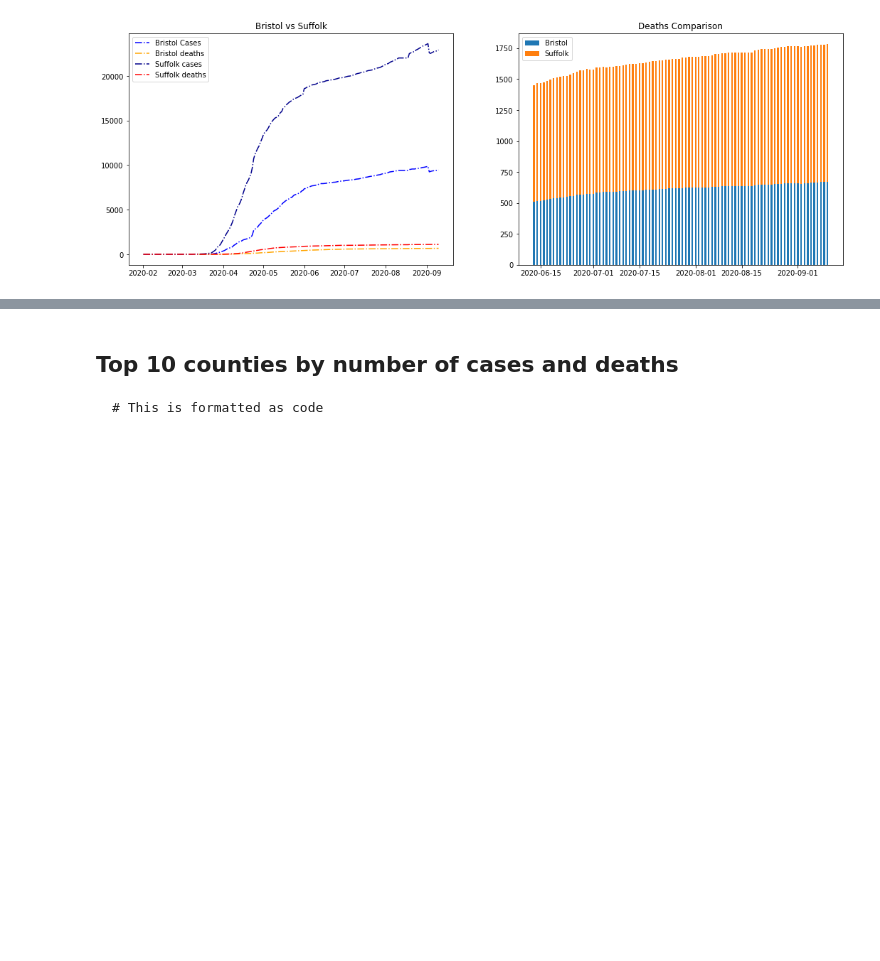
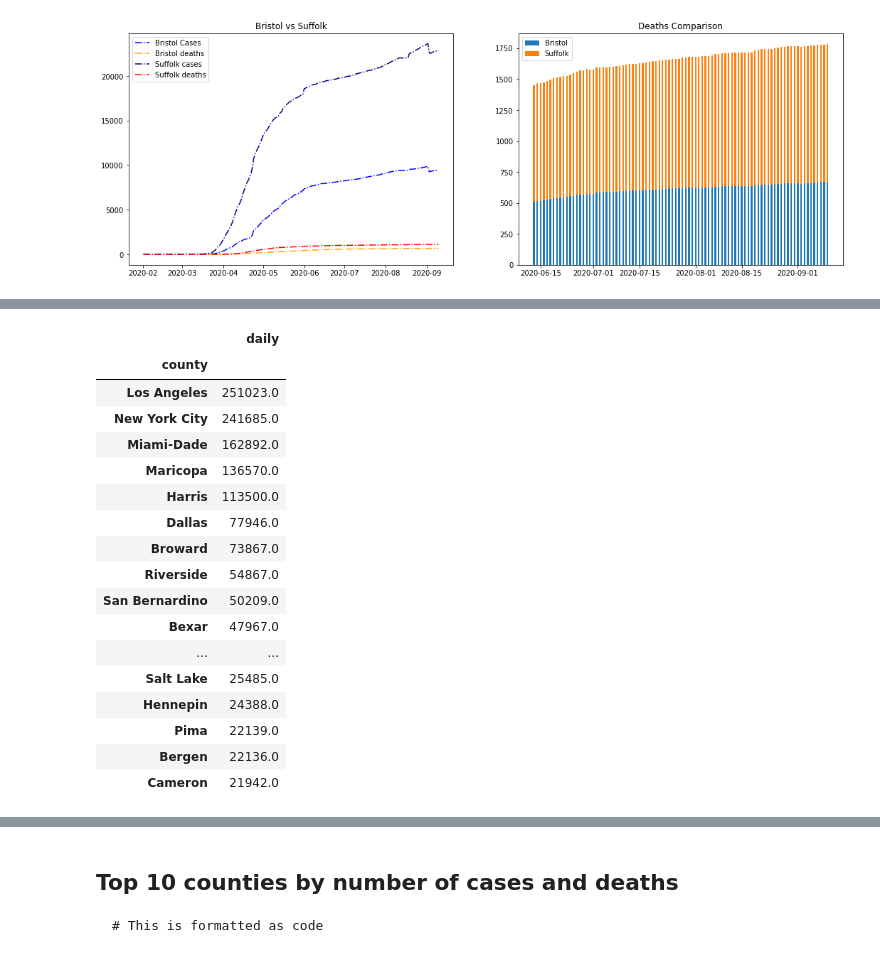
Before and after one commit to ANDOOR/DataVizFall2020_Colab, a Jupyter notebook: Class_Activity_Lec03.ipynb, the cells around one changed output, grey strips where cells are left out. Drawn from its saved outputs; the diff is of its cells as text; code cells hidden in the pictures; blank space fills up the shorter version.

```diff
--- a/Class_Activity_Lec03.ipynb
+++ b/Class_Activity_Lec03.ipynb
@@ -135,0 +146,24 @@ ADD CODE HERE - (4)
+# %%
+
+
+cases = df.groupby('county').agg({'daily':'sum'}).sort_values(by='daily', ascending= False)
+cases.head(30)
+# %% [output]
+|  | daily |
+| county |  |
+| Los Angeles | 251023.0 |
+| New York City | 241685.0 |
+| Miami-Dade | 162892.0 |
+| Maricopa | 136570.0 |
+| Harris | 113500.0 |
+| Dallas | 77946.0 |
+| Broward | 73867.0 |
+| Riverside | 54867.0 |
+| San Bernardino | 50209.0 |
+| Bexar | 47967.0 |
+| ... | ... |
+| Salt Lake | 25485.0 |
+| Hennepin | 24388.0 |
+| Pima | 22139.0 |
+| Bergen | 22136.0 |
+| Cameron | 21942.0 |
```
Also changed, not shown: parts of 7 cells of this notebook.
